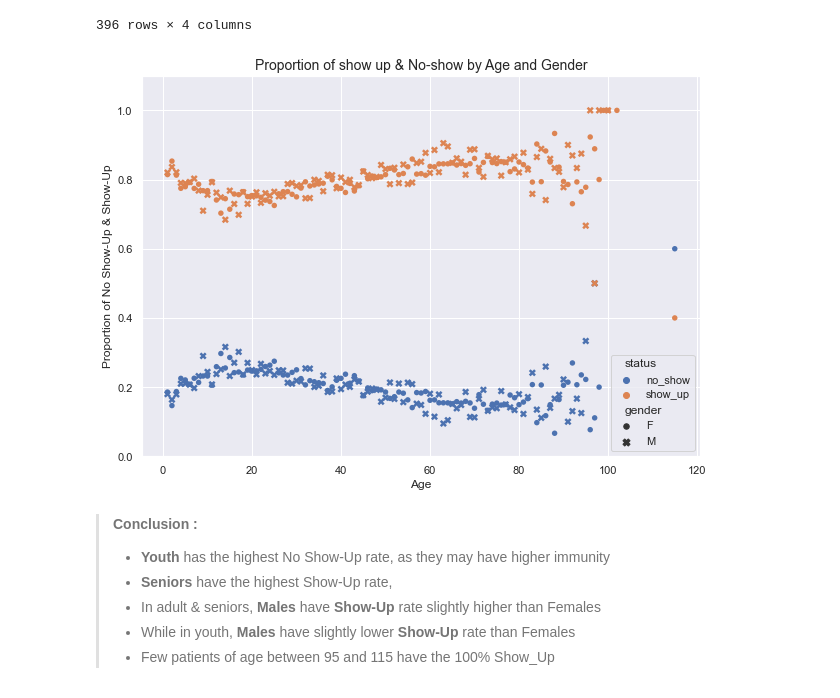
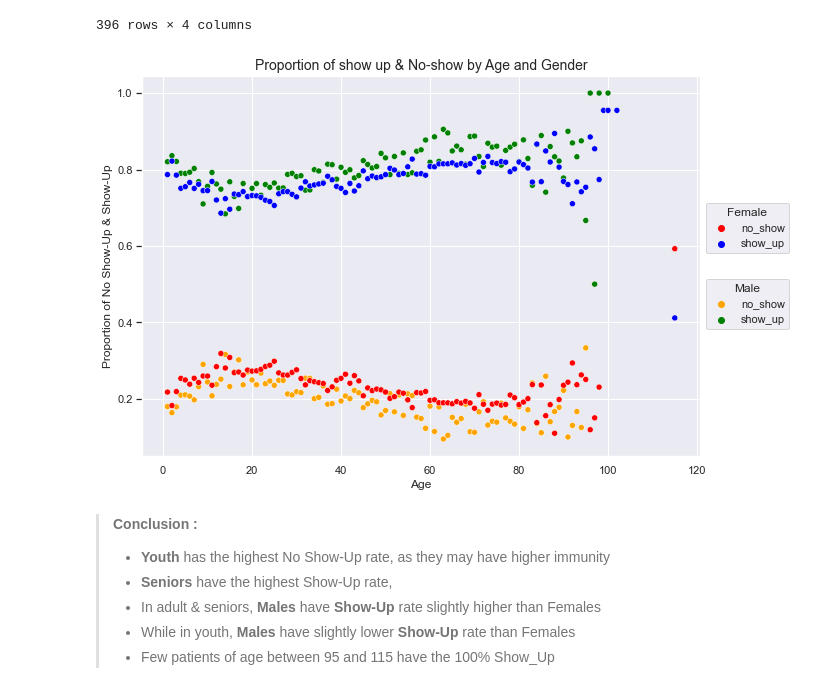
Before and after one commit to keer707/No-Show-Appointments, a Jupyter notebook: No_Show_Appointments.ipynb, the cells around one changed output. Cells and saved outputs as stored; diff of their text form; code cells hidden in the pictures.

```diff
--- a/No_Show_Appointments.ipynb
+++ b/No_Show_Appointments.ipynb
@@ -1003,20 +1000,36 @@ age
 | 394 | 115 | F | no_show | 0.600000 |
 | 395 | 115 | F | show_up | 0.400000 |
 396 rows × 4 columns
-# %%
-# Plot by Age and Gender
-plt.figure(figsize=(10,7))
-sns.scatterplot(x="age", y="proportion",
-                hue="status", size="gender",
-                sizes=(50, 30), linewidth=0,
-                style="gender",
-                data=age)
-plt.title('Proportion of show up & No-show by Age and Gender', fontsize=14)
-plt.ylim(0.0, 1.1)
-plt.ylabel('Proportion of No Show-Up & Show-Up')
-plt.xlabel('Age');
-# %% [output]
-[figure, removed]
+# %%
+# Plot by Age and Gender
+plt.figure(figsize=(10,7))
+
+# Get current axes
+ax = plt.gca()
+male = sns.scatterplot(x="age", y="proportion",
+                hue="status", palette=['orange','green'],
+                data=age.query('gender=="M"'), ax=ax)
+
+plt.ylabel('Proportion of No Show-Up & Show-Up')
+plt.xlabel('Age')
+
+# Create a twin axis - only use it  for the legend
+ax2 = ax.twinx()
+female = sns.scatterplot(x="age", y="proportion",
+                hue="status", palette=['red','blue'],
+                data=age.query('gender=="F"'), ax=ax2)
+
+# Remove the twin y-axis
+ax2.get_yaxis().set_visible(False)
+
+# add both legends
+ax.legend(loc='center left', bbox_to_anchor=(1, 0.4), title="Male")
+ax2.legend(loc='center left', bbox_to_anchor=(1, 0.6), title="Female")
+
+plt.title('Proportion of show up & No-show by Age and Gender', fontsize=14)
+plt.ylim(0.0, 1.1);
+# %% [output]
+[figure, added]
 # %% [markdown]
 > **Conclusion :**
 > - **Youth** has the highest No Show-Up rate, as they may have higher immunity
```
Also changed, not shown: parts of 1 cell of this notebook.
